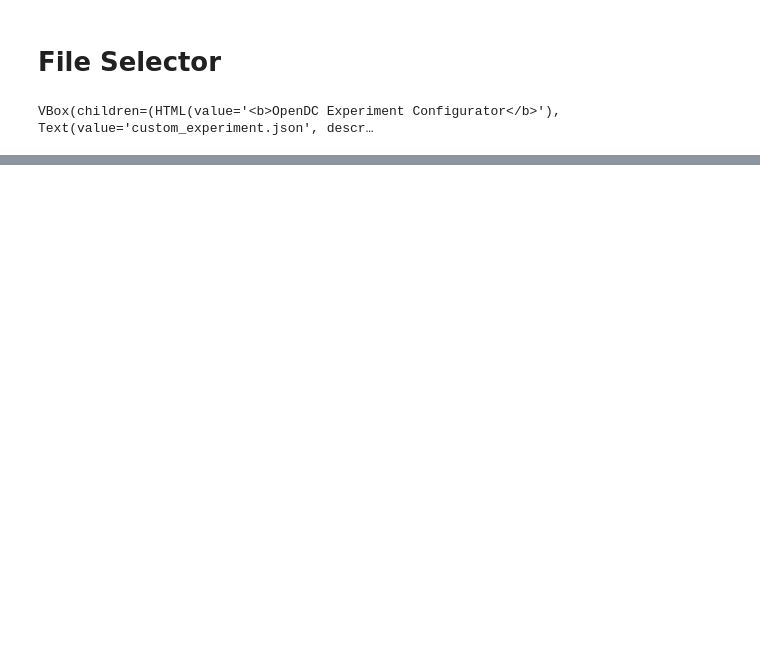
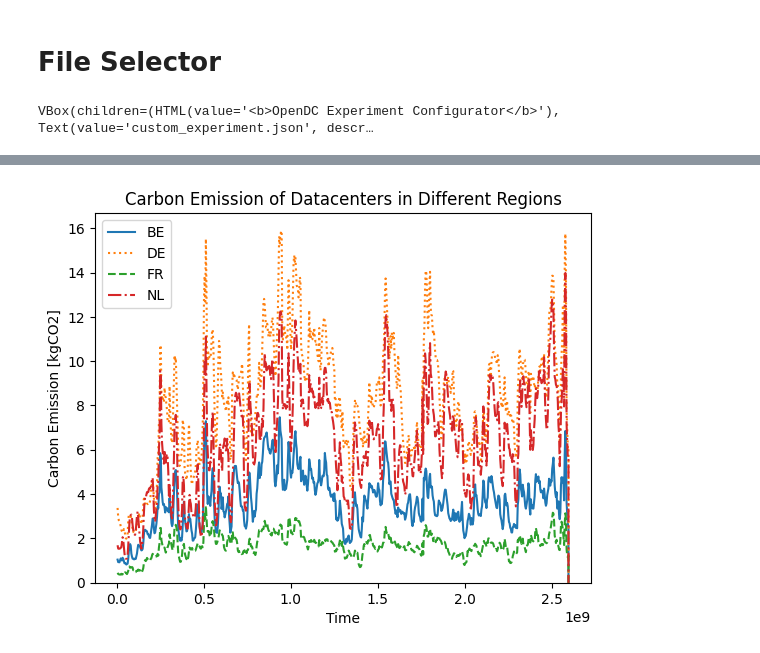
Before and after one commit to domaz34/opendc-reproducibility, a Jupyter notebook: Reproducibility/main.ipynb, the cells around one changed output, grey strips where cells are left out. Saved outputs shown, nothing was run; the diff lists cells and outputs as text; code cells hidden in the pictures; blank space fills up the shorter version.

```diff
--- a/Reproducibility/main.ipynb
+++ b/Reproducibility/main.ipynb
@@ -388,0 +759,15 @@ VBox(children=(HTML(value='<b>OpenDC Experiment Configurator</b>'), Text(value='
+# %%
+plt.plot(df_powerSource_BE["timestamp"], df_powerSource_BE["carbon_emission"] / 1000, label="BE")
+plt.plot(df_powerSource_DE["timestamp"], df_powerSource_DE["carbon_emission"] / 1000, label="DE", linestyle=':')
+plt.plot(df_powerSource_FR["timestamp"], df_powerSource_FR["carbon_emission"] / 1000, label="FR", linestyle='--')
+plt.plot(df_powerSource_NL["timestamp"], df_powerSource_NL["carbon_emission"] / 1000, label="NL", linestyle='-.')
+
+plt.legend()
+plt.xlabel("Time")
+plt.ylim([0, None])
+plt.ylabel("Carbon Emission [kgCO2]")
+plt.title("Carbon Emission of Datacenters in Different Regions")
+
+plt.show()
+# %% [output]
+[figure, added]
```
Also changed, not shown: parts of 11 cells of this notebook, 34 other files.
